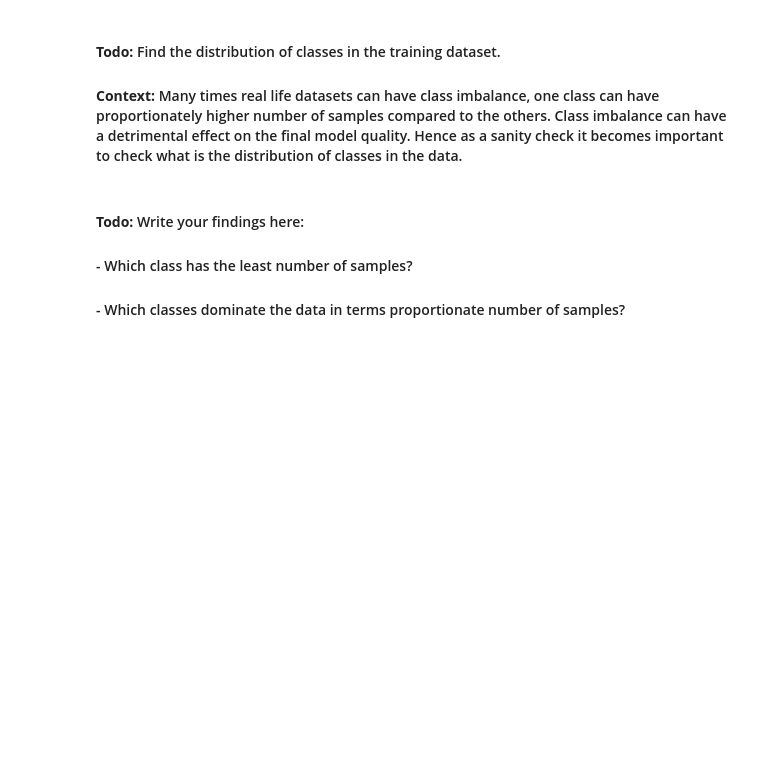
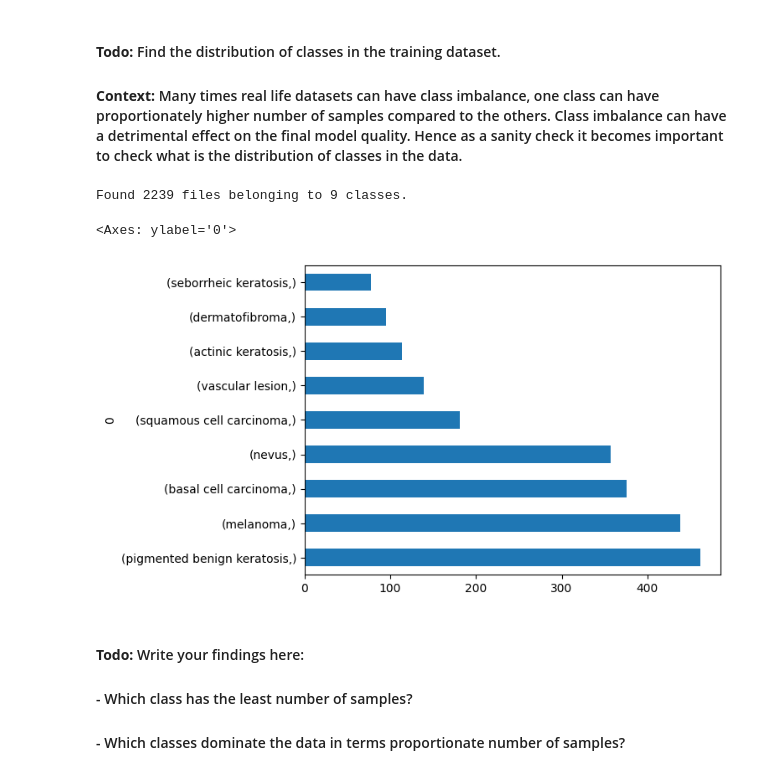
Before and after one commit to blogbydev/aiml, a Jupyter notebook: Starter_code_Assignment_CNN_Skin_Cancer_(1).ipynb, the cells around one changed output. Drawn from its saved outputs; the diff is of its cells as text; code cells hidden in the pictures; blank space fills up the shorter version.

```diff
--- a/Starter_code_Assignment_CNN_Skin_Cancer_(1).ipynb
+++ b/Starter_code_Assignment_CNN_Skin_Cancer_(1).ipynb
@@ -367,3 +375,10 @@ plt.show()
+# %%
+## Your code goes here.
+pd.DataFrame([file_path.split('/')[1] for file_path in image_dataset_from_directory(data_dir_train).file_paths]).value_counts().plot.barh()
+# %% [output]
+Found 2239 files belonging to 9 classes.
+<Axes: ylabel='0'>
+[figure, added]
 # %% [markdown]
 #### **Todo:** Write your findings here:
 #### - Which class has the least number of samples?
```
Also changed, not shown: parts of 23 cells of this notebook.
